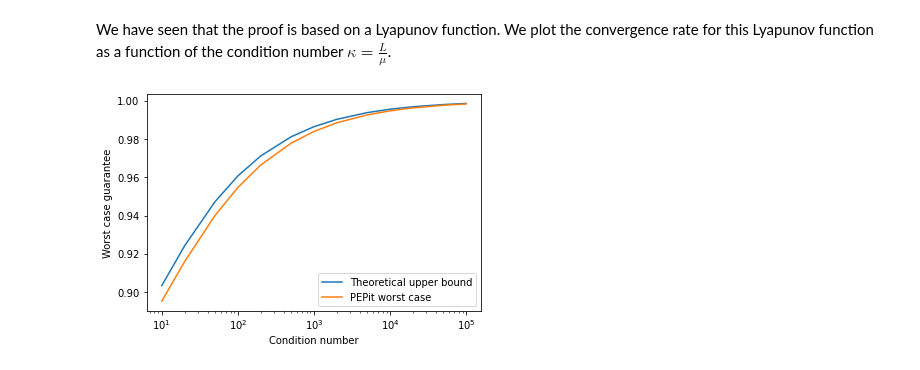
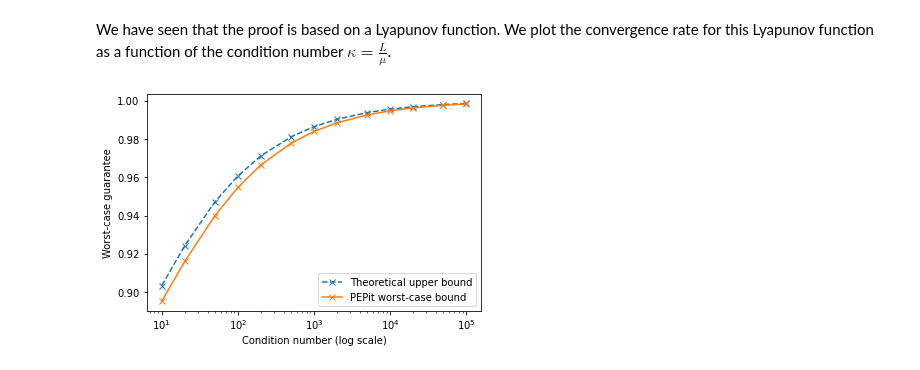
Before and after one commit to PerformanceEstimation/PEPit, a Jupyter notebook: ressources/demo/PEPit_demo.ipynb, the cells around one changed output. Drawn from its saved outputs; the diff is of its cells as text; code cells hidden in the pictures.

```diff
--- a/ressources/demo/PEPit_demo.ipynb
+++ b/ressources/demo/PEPit_demo.ipynb
@@ -535,14 +542,14 @@ for mu in mus:
 # %%
 # Plot theoretical and PEPit (numerical) worst-case performance bounds as functions of the iteration count
 
-plt.plot(L/mus, theoretical_taus, label='Theoretical upper bound')
-plt.plot(L/mus, pepit_taus, label='PEPit worst case')
+plt.plot(L/mus, theoretical_taus, '--x', label='Theoretical upper bound')
+plt.plot(L/mus, pepit_taus, '-x', label='PEPit worst-case bound')
 
 plt.semilogx()
 plt.legend()
-plt.xlabel('Condition number')
-plt.ylabel('Worst case guarantee')
+plt.xlabel('Condition number (log scale)')
+plt.ylabel('Worst-case guarantee')
 
 plt.show()
 # %% [output]
-[figure, old version]
+[figure, new version]
```
Also changed, not shown: parts of 29 cells of this notebook.
